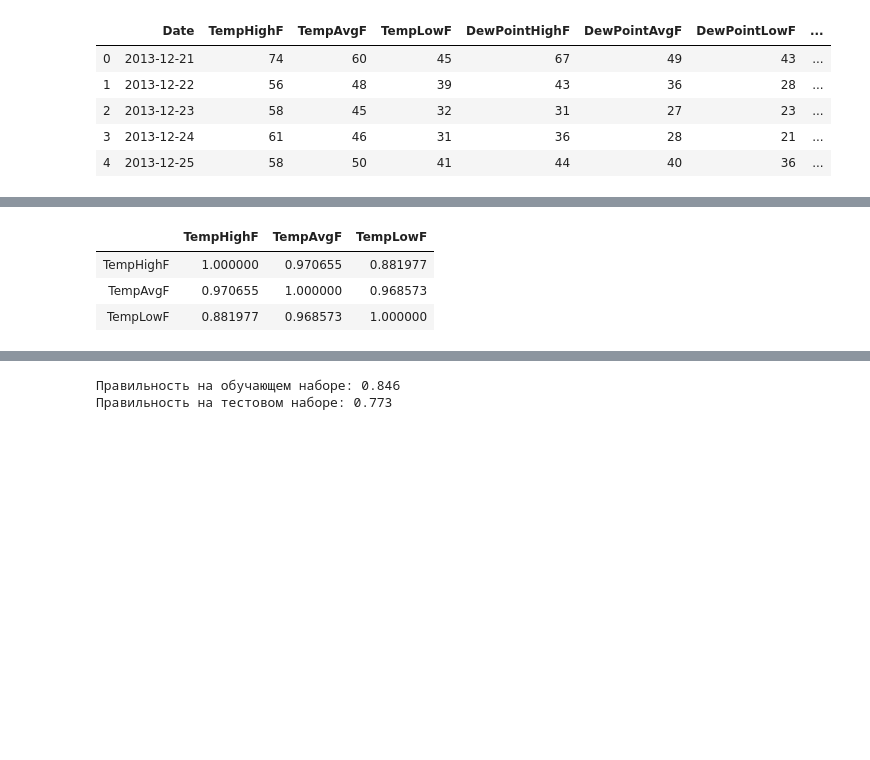
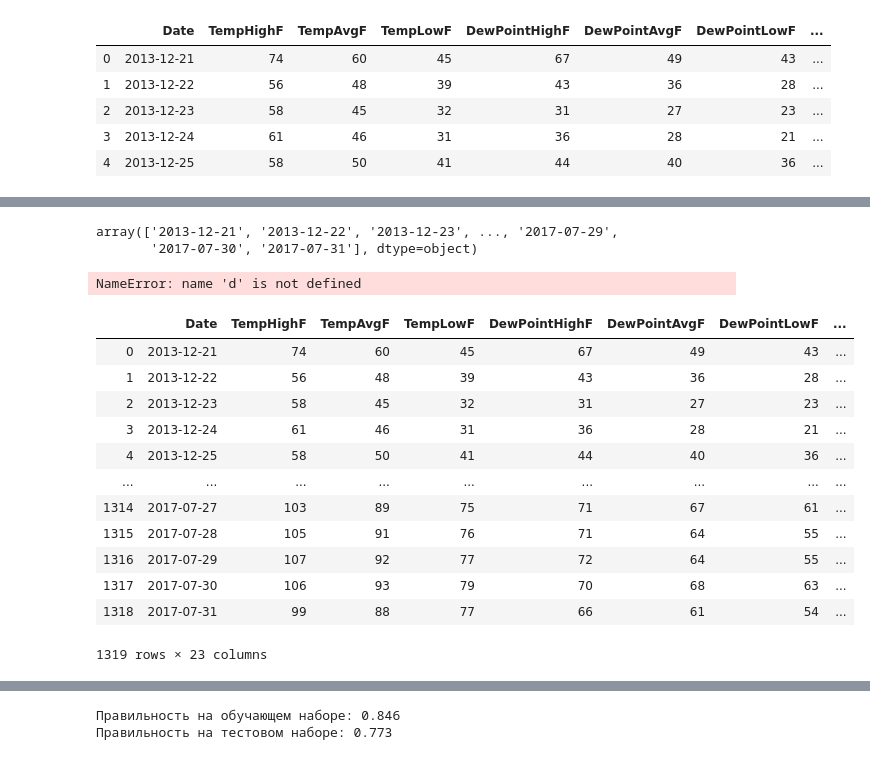
Before and after one commit to ZmiyProjects/DataAnalysisLabs, a Jupyter notebook: Задание 3 Решающие деревья/Austin.ipynb, the cells around one changed output, grey strips where cells are left out. Saved outputs shown, nothing was run; the diff lists cells and outputs as text; code cells hidden in the pictures; blank space fills up the shorter version.

```diff
--- a/Задание 3 Решающие деревья/Austin.ipynb
+++ b/Задание 3 Решающие деревья/Austin.ipynb
@@ -18,7 +65,7 @@ df_austin['Events'].replace(' ', np.nan, inplace=True)
 df_austin['Events'].replace(' ', np.nan, inplace=True)
 df_austin['Events'].fillna('clear', inplace=True)
 # %%
-df_austin.replace('-', 0, inplace=True)
+# df_austin.replace('-', np.mean, inplace=True)
 # %%
 df_austin['PrecipitationSumInches'].replace('T', 0, inplace=True)
 # %%
@@ -36,0 +104,3 @@ features = [i for i in df_austin if i not in no_use]
+# %%
+df_austin['Month'] = pd.to_datetime(df_austin.Date).dt.month
+df_austin['Day'] =  pd.to_datetime(df_austin.Date).dt.day
@@ -36,0 +159,2 @@ features = [i for i in df_austin if i not in no_use]
+# %%
+df_austin.replace('-', np.nan, inplace=True)
@@ -36,0 +180,2 @@ features = [i for i in df_austin if i not in no_use]
+# %%
+df_austin.fillna(0, inplace=True)
@@ -36,0 +252,5 @@ features = [i for i in df_austin if i not in no_use]
+# %%
+df_austin.Date.unique()
+# %% [output]
+array(['2013-12-21', '2013-12-22', '2013-12-23', ..., '2017-07-29',
+       '2017-07-30', '2017-07-31'], dtype=object)
@@ -37,7 +259,20 @@ features = [i for i in df_austin if i not in no_use]
+# %%
+d
+# %% [output]
+NameError: name 'd' is not defined
 # %%
-df_austin.corr()
+df_austin
 # %% [output]
-|  | TempHighF | TempAvgF | TempLowF |
-| TempHighF | 1.000000 | 0.970655 | 0.881977 |
-| TempAvgF | 0.970655 | 1.000000 | 0.968573 |
-| TempLowF | 0.881977 | 0.968573 | 1.000000 |
+|  | Date | TempHighF | TempAvgF | TempLowF | DewPointHighF | DewPointAvgF | DewPointLowF | ... |
+| 0 | 2013-12-21 | 74 | 60 | 45 | 67 | 49 | 43 | ... |
+| 1 | 2013-12-22 | 56 | 48 | 39 | 43 | 36 | 28 | ... |
+| 2 | 2013-12-23 | 58 | 45 | 32 | 31 | 27 | 23 | ... |
+| 3 | 2013-12-24 | 61 | 46 | 31 | 36 | 28 | 21 | ... |
+| 4 | 2013-12-25 | 58 | 50 | 41 | 44 | 40 | 36 | ... |
+| ... | ... | ... | ... | ... | ... | ... | ... | ... |
+| 1314 | 2017-07-27 | 103 | 89 | 75 | 71 | 67 | 61 | ... |
+| 1315 | 2017-07-28 | 105 | 91 | 76 | 71 | 64 | 55 | ... |
+| 1316 | 2017-07-29 | 107 | 92 | 77 | 72 | 64 | 55 | ... |
+| 1317 | 2017-07-30 | 106 | 93 | 79 | 70 | 68 | 63 | ... |
+| 1318 | 2017-07-31 | 99 | 88 | 77 | 66 | 61 | 54 | ... |
+1319 rows × 23 columns
```
Also changed, not shown: parts of 50 cells of this notebook, 5 other files.
